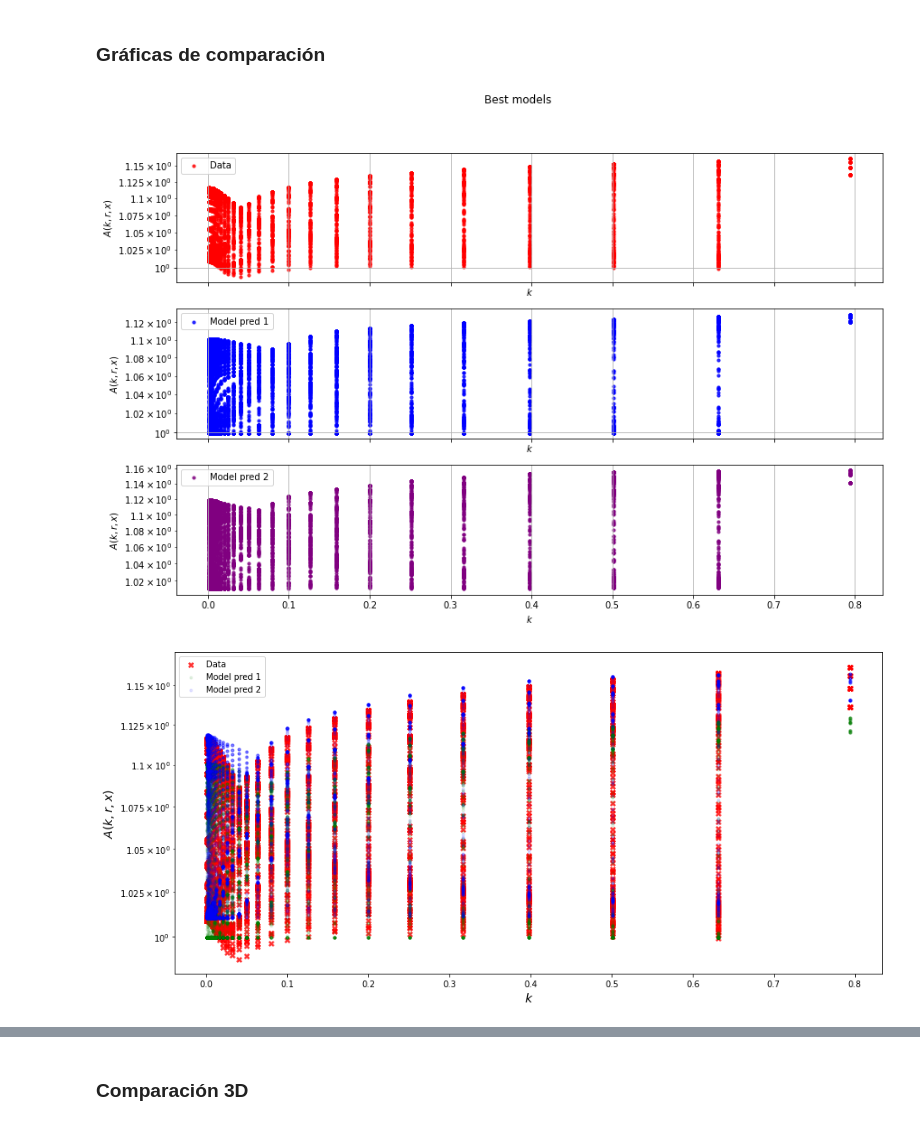
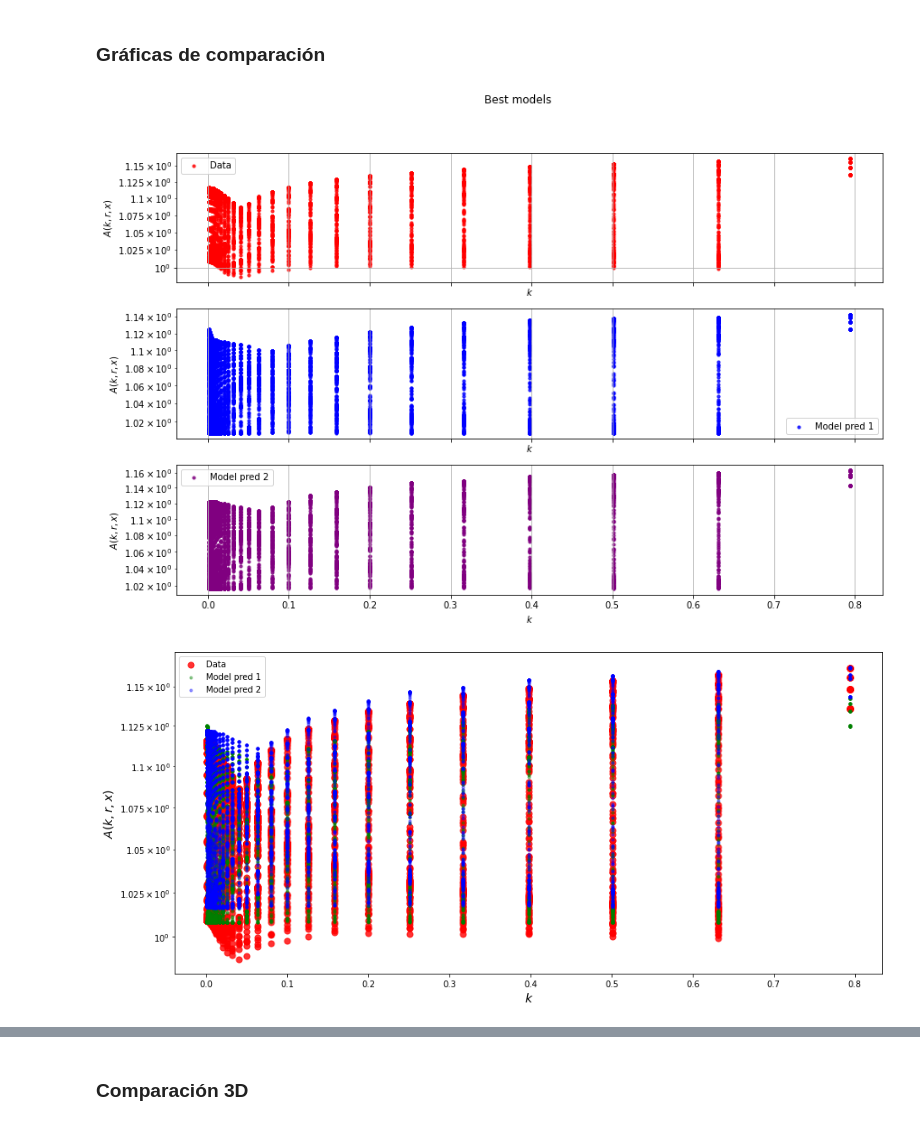
Before and after one commit to igomezv/nnogada, a Jupyter notebook: test.ipynb, the cells around one changed output, grey strips where cells are left out. Saved outputs shown, nothing was run; the diff lists cells and outputs as text; code cells hidden in the pictures.

Commit message:
Add files via upload
Se agregó la visualización para los hiperparámetros de la última generación y el modelo para 20 generaciones con 20 individuos.

```diff
--- a/test.ipynb
+++ b/test.ipynb
@@ -108,8 +110,8 @@ def train_evaluate(ga_individual_solution):
 # %% [markdown]
 A continuación, use la paquetería DEAP para definir las cosas para ejecutar GA. Usaremos una representación binaria para la solución de longitud diez. Se inicializará aleatoriamente utilizando la distribución de Bernoulli. Del mismo modo, se utiliza el crossover ordenado, la mutación aleatoria y la selección de la rueda de la ruleta. Los valores del parámetro GA se inicializan arbitrariamente; Te sugerimos que juegues con diferentes configuraciones.
 # %%
-population_size = 10
-num_generations = 4
+population_size = 20
+num_generations = 20
 gene_length = 15
 
 # As we are trying to minimize the RMSE score, that's why using -1.0.
@@ -196,6 +198,7 @@ X_train, X_test, y_train, y_test = split(X, Y, test_size = 0.20, random_state =
 
 models = []
 histories = []
+y_pred = []
 
 for k in range(len(best_deep_size)):
     models.append(keras.Sequential())
@@ -203,7 +206,7 @@ for k in range(len(best_deep_size)):
     models[-1].add(layers.Dense(best_num_units[k], input_shape=(int(X_train.shape[1]),)))
 #     x = LSTM(num_units, input_shape=(window_size,1))(inputs)
 
-    for i in range(2*best_deep_size[k]):
+    for i in range(best_deep_size[k]):
         models[-1].add(layers.Dense(best_num_units[k], activation='relu'))
     models[-1].add(layers.Dense(1, activation='linear'))
 
@@ -217,8 +220,9 @@ for k in range(len(best_deep_size)):
     #                     epochs=best_epochs, callbacks=callbacks, batch_size=best_batch_size, shuffle=True)
     histories.append(models[-1].fit(X_train, y_train, validation_data=(X_test, y_test),
                         epochs=best_epochs[k], batch_size=best_batch_size[k], shuffle=True))
+    y_pred.append(models[-1].predict(X_test))
 
-    rmse = np.sqrt(mean_squared_error(y_test, y_pred))
+    rmse = np.sqrt(mean_squared_error(y_test, y_pred[-1]))
     print('Test RMSE: ', rmse)
 # %% [output]
 Train on 6444 samples, validate on 1612 samples
@@ -279,17 +283,17 @@ for ax in axs.flat:
     ax.set(xlabel=r'$k$', ylabel='$A(k,r,x)$')
 plt.show()
 # %% [output]
-[figure, old version]
+[figure, new version]
 # %%
 plt.figure(figsize=(15,7))
 plt.scatter(X[:,0], Y, s=5e1, alpha=0.8, c='red', label="Data")
-plt.scatter(X[:,0], Y_pred1, s=1e1, alpha=0.1, c='green', label="Model pred 1")
-plt.scatter(X[:,0], Y_pred2, s=1e1, alpha=0.1, c='blue', label="Model pred 2")
+plt.scatter(X[:,0], Y_pred1, s=1e1, alpha=0.4, c='green', label="Model pred 1")
+plt.scatter(X[:,0], Y_pred2, s=1e1, alpha=0.4, c='blue', label="Model pred 2")
 plt.xlabel('$k$', fontsize=14); plt.ylabel(r'$A(k,r,x)$', fontsize=14)
 plt.yscale('log'); plt.legend()
 plt.show()
 # %% [output]
-[figure, old version]
+[figure, new version]
 # %%
 fig, axs = plt.subplots(1+len(models), figsize=(14,9), sharex="col")
 fig.suptitle('Data and model predictions')
```
Also changed, not shown: parts of 14 cells of this notebook.
